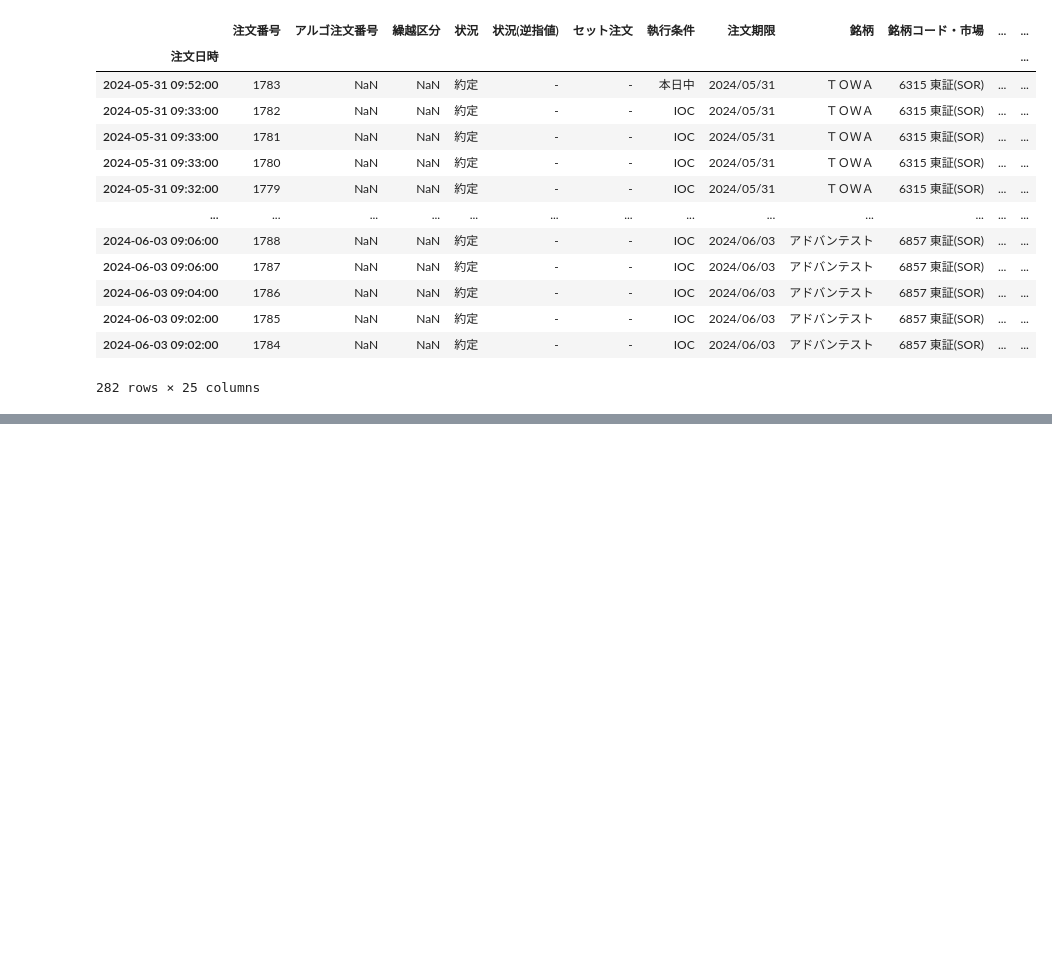
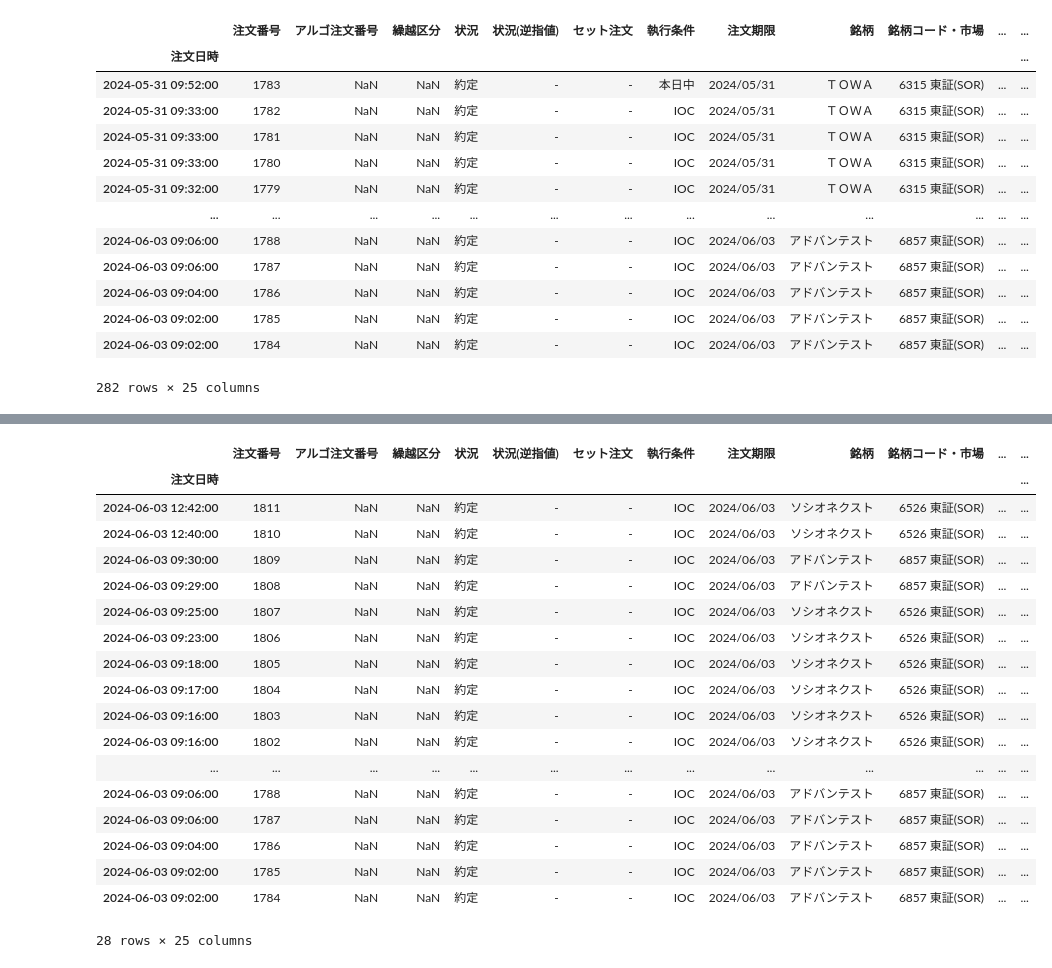
Before and after one commit to keetane/Trader, a Jupyter notebook: history.ipynb, the cells around one changed output, grey strips where cells are left out. Drawn from its saved outputs; the diff is of its cells as text; code cells hidden in the pictures; blank space fills up the shorter version.

```diff
--- a/history.ipynb
+++ b/history.ipynb
@@ -87,0 +310,7 @@ today[today['銘柄']==companies_dict[int(ticker)]]
+# %%
+# 取引銘柄選択
+print('今日の売買銘柄は' + str(companies_dict))
+print('抽出する銘柄の番号を入力')
+ticker = input(companies_dict)
+today = today[today['銘柄']==companies_dict[int(ticker)]]
+# today
@@ -87,0 +320,12 @@ today[today['銘柄']==companies_dict[int(ticker)]]
+# %%
+# 2024-06-03 09:00から10:00のデータを抽出
+# ticker codeの抽出
+ticker_list = pd.read_csv('tickers.csv', index_col=0)
+code = ticker_list[ticker_list.index==companies_dict[int(ticker)]]['code'].iloc[0]
+
+# 分足データの読み込み
+csv = './1min/' + str(code) + '.csv'
+df = pd.read_csv(csv, parse_dates=['Datetime'], index_col='Datetime')
+
+# 9時から10時を抽出
+df.loc['2024-06-03'].between_time('09:00', '10:00')
@@ -87,0 +395,22 @@ today[today['銘柄']==companies_dict[int(ticker)]]
+# %%
+df
+# %% [output]
+|  | 注文番号 | アルゴ注文番号 | 繰越区分 | 状況 | 状況(逆指値) | セット注文 | 執行条件 | 注文期限 | 銘柄 | 銘柄コード・市場 | ... | ... |
+| 注文日時 |  |  |  |  |  |  |  |  |  |  |  | ... |
+| 2024-06-03 12:42:00 | 1811 | NaN | NaN | 約定 | - | - | IOC | 2024/06/03 | ソシオネクスト | 6526 東証(SOR) | ... | ... |
+| 2024-06-03 12:40:00 | 1810 | NaN | NaN | 約定 | - | - | IOC | 2024/06/03 | ソシオネクスト | 6526 東証(SOR) | ... | ... |
+| 2024-06-03 09:30:00 | 1809 | NaN | NaN | 約定 | - | - | IOC | 2024/06/03 | アドバンテスト | 6857 東証(SOR) | ... | ... |
+| 2024-06-03 09:29:00 | 1808 | NaN | NaN | 約定 | - | - | IOC | 2024/06/03 | アドバンテスト | 6857 東証(SOR) | ... | ... |
+| 2024-06-03 09:25:00 | 1807 | NaN | NaN | 約定 | - | - | IOC | 2024/06/03 | ソシオネクスト | 6526 東証(SOR) | ... | ... |
+| 2024-06-03 09:23:00 | 1806 | NaN | NaN | 約定 | - | - | IOC | 2024/06/03 | ソシオネクスト | 6526 東証(SOR) | ... | ... |
+| 2024-06-03 09:18:00 | 1805 | NaN | NaN | 約定 | - | - | IOC | 2024/06/03 | ソシオネクスト | 6526 東証(SOR) | ... | ... |
+| 2024-06-03 09:17:00 | 1804 | NaN | NaN | 約定 | - | - | IOC | 2024/06/03 | ソシオネクスト | 6526 東証(SOR) | ... | ... |
+| 2024-06-03 09:16:00 | 1803 | NaN | NaN | 約定 | - | - | IOC | 2024/06/03 | ソシオネクスト | 6526 東証(SOR) | ... | ... |
+| 2024-06-03 09:16:00 | 1802 | NaN | NaN | 約定 | - | - | IOC | 2024/06/03 | ソシオネクスト | 6526 東証(SOR) | ... | ... |
+| ... | ... | ... | ... | ... | ... | ... | ... | ... | ... | ... | ... | ... |
+| 2024-06-03 09:06:00 | 1788 | NaN | NaN | 約定 | - | - | IOC | 2024/06/03 | アドバンテスト | 6857 東証(SOR) | ... | ... |
+| 2024-06-03 09:06:00 | 1787 | NaN | NaN | 約定 | - | - | IOC | 2024/06/03 | アドバンテスト | 6857 東証(SOR) | ... | ... |
+| 2024-06-03 09:04:00 | 1786 | NaN | NaN | 約定 | - | - | IOC | 2024/06/03 | アドバンテスト | 6857 東証(SOR) | ... | ... |
+| 2024-06-03 09:02:00 | 1785 | NaN | NaN | 約定 | - | - | IOC | 2024/06/03 | アドバンテスト | 6857 東証(SOR) | ... | ... |
+| 2024-06-03 09:02:00 | 1784 | NaN | NaN | 約定 | - | - | IOC | 2024/06/03 | アドバンテスト | 6857 東証(SOR) | ... | ... |
+28 rows × 25 columns
```
Also changed, not shown: parts of 15 cells of this notebook.
